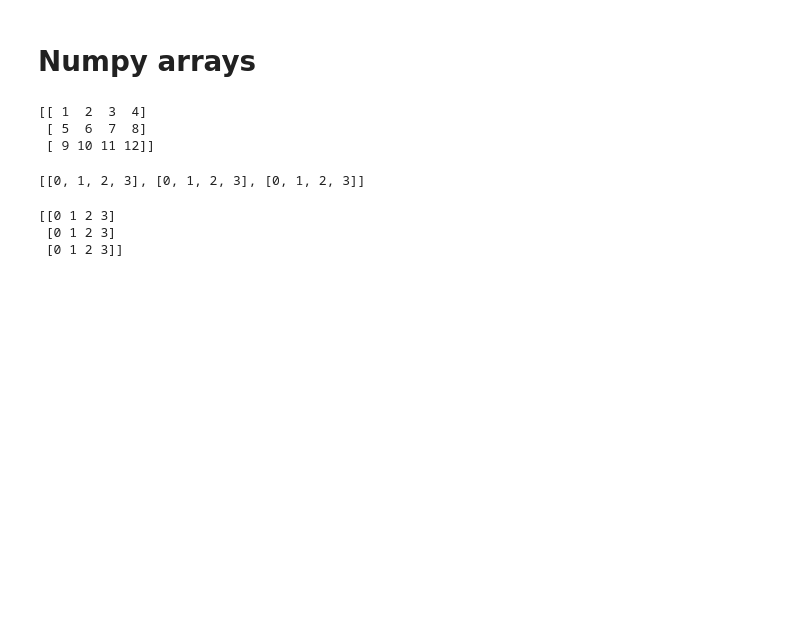
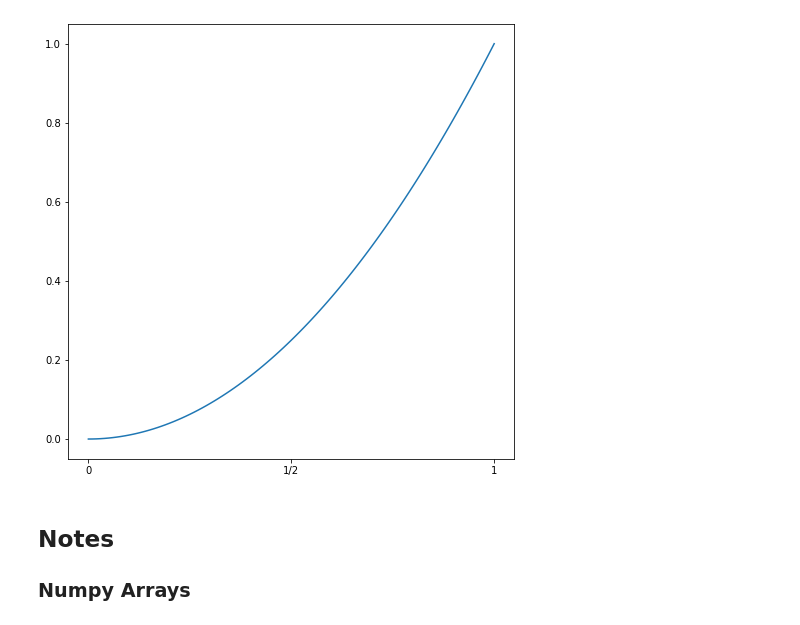
Before and after one commit to rahollis/rahollis.github.io, a Jupyter notebook: _static/week6_in_class.ipynb, the cells around one changed output. Drawn from its saved outputs; the diff is of its cells as text; code cells hidden in the pictures; blank space fills up the shorter version.

```diff
--- a/_static/week6_in_class.ipynb
+++ b/_static/week6_in_class.ipynb
@@ -11,4 +0,0 @@ r.random()
-# %%
-for i in range(20):
-    num = r.random()
-    print(num)
@@ -57,4 +0,0 @@ toss_coin()
-# %%
-for i in range(20):
-    toss = toss_coin()
-    print(toss)
@@ -103,4 +0,0 @@ r.randint(0,10)
-# %%
-for i in range(20):
-    x = r.randint(0,10)   # right endpoint is included
-    print(x)
@@ -136,3 +0,0 @@ roll_dice()
-# %%
-for i in range(20):
-    print(roll_dice(20))
@@ -184,28 +11,17 @@ draw_stone(20,15,5)
+# %%
+plt.figure(figsize=(8,8))
+xdata = [i/100 for i in range(101)]
+ydata = [x**2 for x in xdata]
+plt.plot(xdata,ydata)
+xtick_loc = [0,0.5,1]
+xtick_lab = ['0','1/2','1']
+plt.xticks(xtick_loc,xtick_lab)
+plt.show()
+# %% [output]
+[figure, added]
 # %% [markdown]
-# Numpy arrays
+## Notes
+
+### Numpy Arrays
 # %%
 import numpy as np
-# %%
-A = np.array([[1,2,3,4],[5,6,7,8],[9,10,11,12]])
-print(A)
-# %% [output]
-[[ 1  2  3  4]
- [ 5  6  7  8]
- [ 9 10 11 12]]
-# %%
-list1 = []
-for i in range(3):
-    list2 = []
-    for j in range(4):
-        list2.append(j)
-    list1.append(list2)
-list1
-# %% [output]
-[[0, 1, 2, 3], [0, 1, 2, 3], [0, 1, 2, 3]]
-# %%
-B = np.array(list1)
-print(B)
-# %% [output]
-[[0 1 2 3]
- [0 1 2 3]
- [0 1 2 3]]
```
Also changed, not shown: parts of 83 cells of this notebook, 19 other files.
